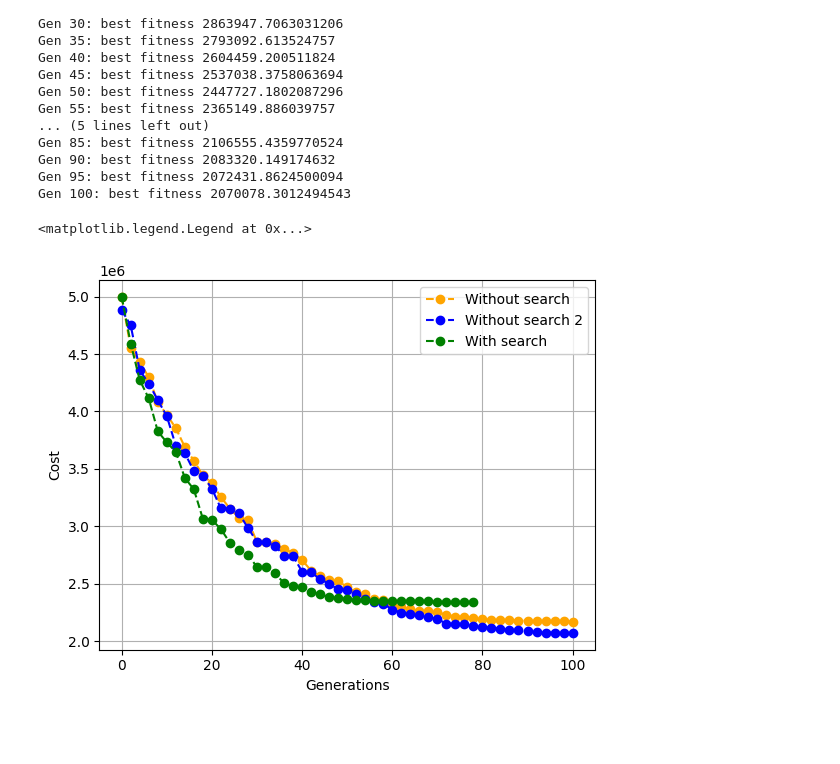
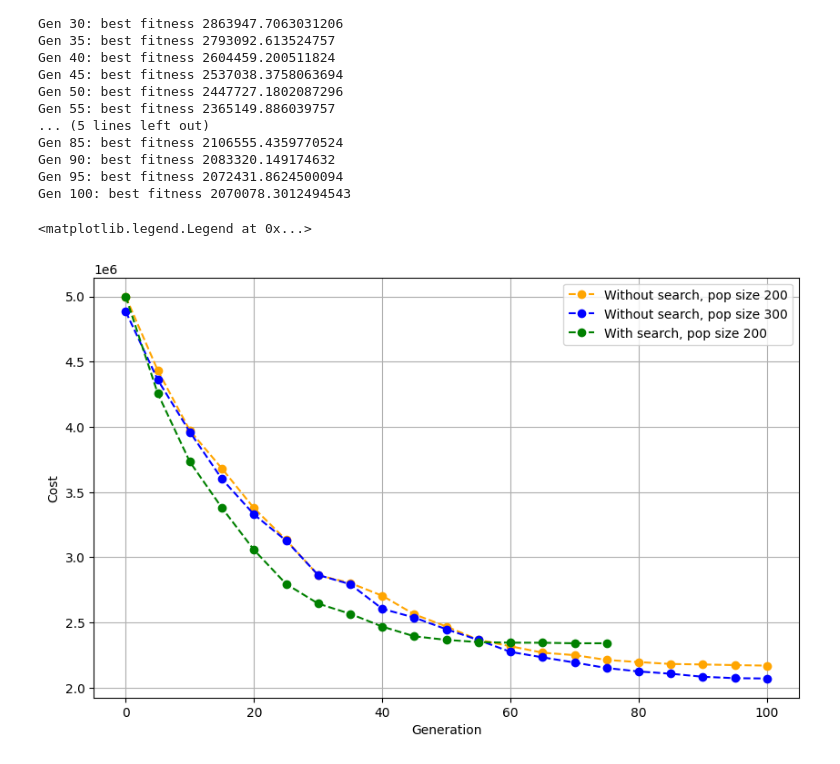
Before and after one commit to vuanhhuyhlqn/supply_chain_optimize, a Jupyter notebook: test.ipynb, the cells around one changed output. Drawn from its saved outputs; the diff is of its cells as text; code cells hidden in the pictures; blank space fills up the shorter version.

```diff
--- a/test.ipynb
+++ b/test.ipynb
@@ -102,16 +102,17 @@ Gen 95: best fitness 2072431.8624500094
 Gen 100: best fitness 2070078.3012494543
 # %%
 fig, ax = plt.subplots()
-x_ls = np.arange(0, len(bfs_ls), 2)
-x = np.arange(0, len(bfs), 2)
-x2 = np.arange(0, len(bfs2), 2)
-ax.plot(x, bfs[::2], 'o--', label='Without search, pop size 200', color='orange')
-ax.plot(x2, bfs2[::2], 'o--', label='Without search, pop size 300', color='blue')
-ax.plot(x_ls, bfs_ls[::2], 'o--', label='With search, pop size 200', color='green')
-plt.xlabel('Generations')
+fig.set_size_inches(10, 6)
+x_ls = np.arange(0, len(bfs_ls), 5)
+x = np.arange(0, len(bfs), 5)
+x2 = np.arange(0, len(bfs2), 5)
+ax.plot(x, bfs[::5], 'o--', label='Without search, pop size 200', color='orange')
+ax.plot(x2, bfs2[::5], 'o--', label='Without search, pop size 300', color='blue')
+ax.plot(x_ls, bfs_ls[::5], 'o--', label='With search, pop size 200', color='green')
+plt.xlabel('Generation')
 plt.ylabel('Cost')
 plt.grid(True)
 plt.legend()
 # %% [output]
 <matplotlib.legend.Legend at 0x...>
-[figure, old version]
+[figure, new version]
```
